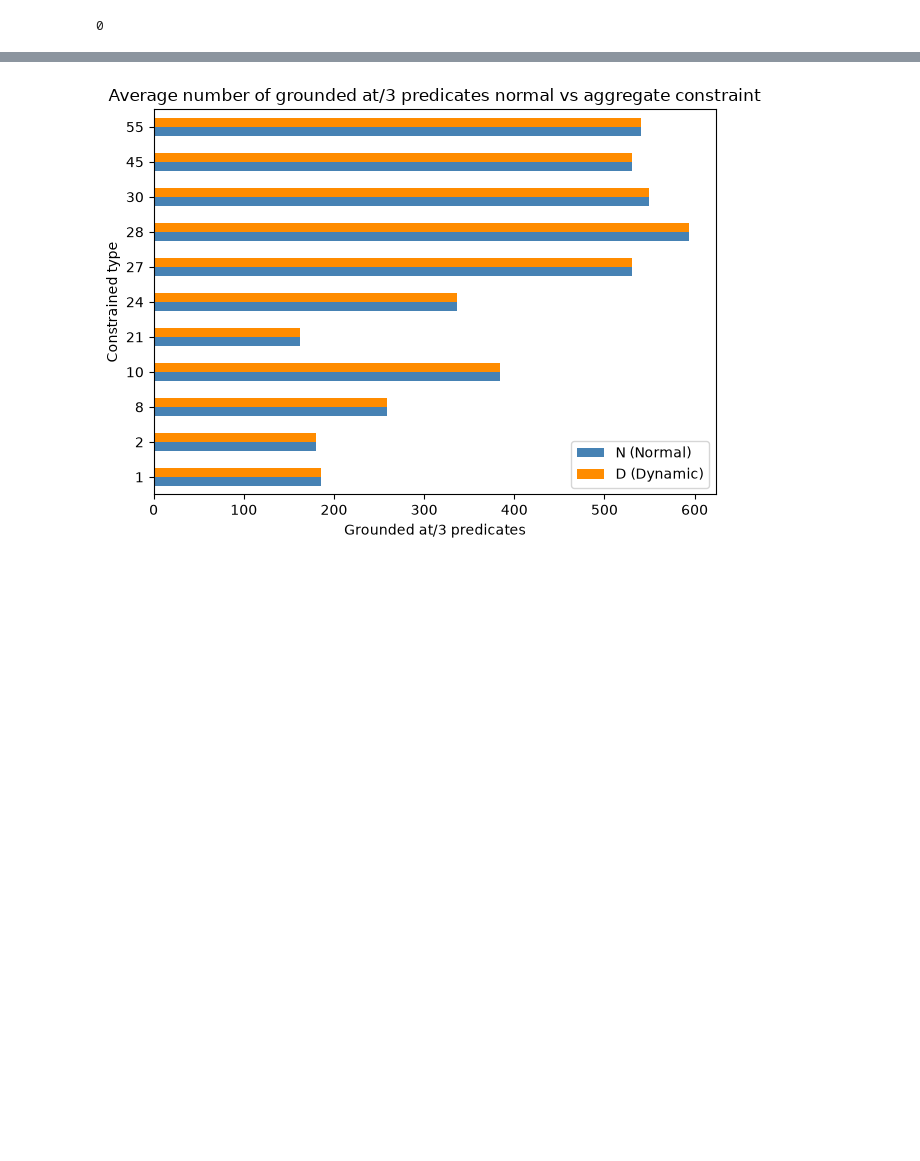
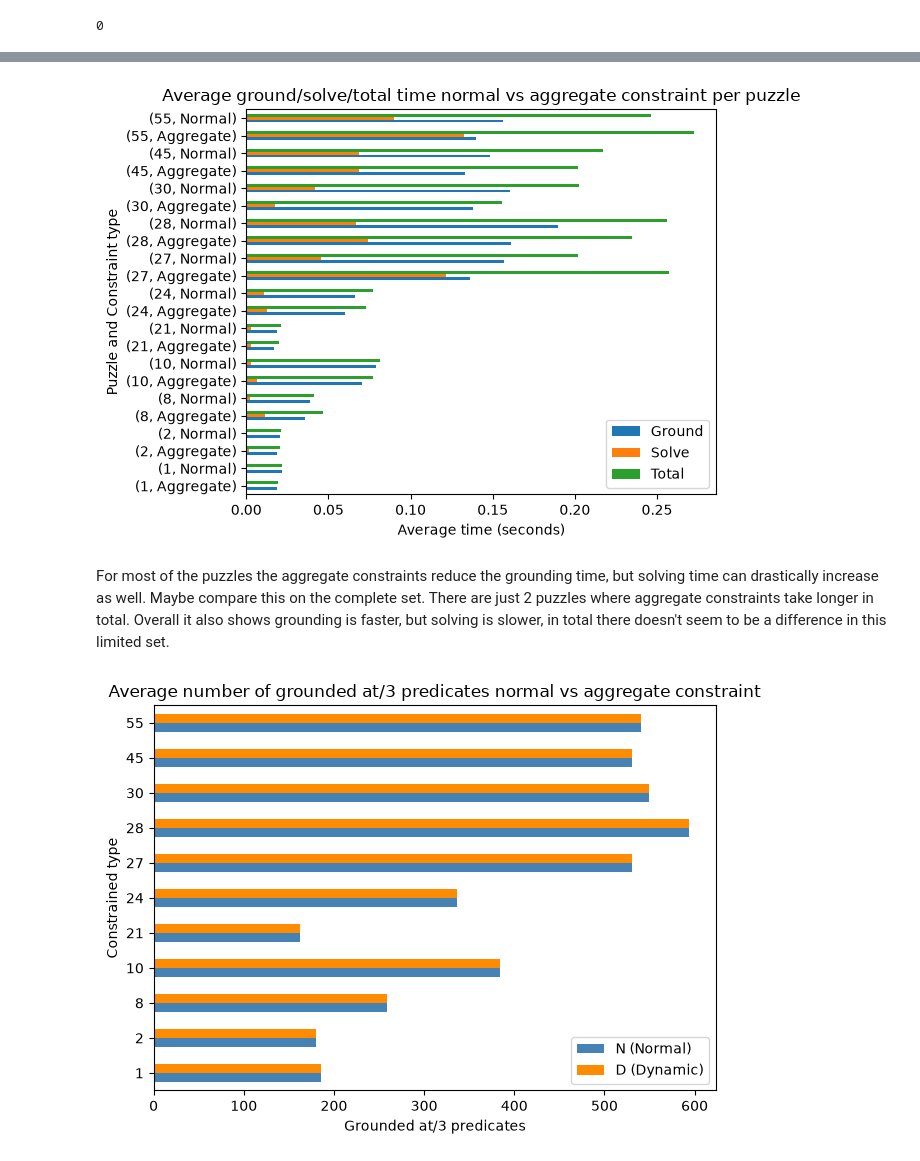
Before and after one commit to jurgendevries-ou-student/murdoku-solve, a Jupyter notebook: extraction/run/experiment.ipynb, the cells around one changed output, grey strips where cells are left out. Cells and saved outputs as stored; diff of their text form; code cells hidden in the pictures; blank space fills up the shorter version.

```diff
--- a/extraction/run/experiment.ipynb
+++ b/extraction/run/experiment.ipynb
@@ -274,2 +275,17 @@ plt.show()
+# %%
+# compare number of ground predicates for at/3 in resulting grounded program
+df_agg.groupby(['puzzle', 'constraint_type'])[['ground_time','solve_time','total_time']].mean().plot(kind='barh')
+
+plt.title('Average ground/solve/total time normal vs aggregate constraint per puzzle')
+plt.ylabel('Puzzle and Constraint type')
+plt.xlabel('Average time (seconds)')
+plt.legend(['Ground', 'Solve', 'Total'])
+plt.tight_layout()
+plt.show()
+# %% [output]
+[figure, added]
+# %% [markdown]
+For most of the puzzles the aggregate constraints reduce the grounding time, but solving time can drastically increase as well. Maybe compare this on the complete set. There are just 2 puzzles where aggregate constraints take longer in total.
+Overall it also shows grounding is faster, but solving is slower, in total there doesn't seem to be a difference in this limited set.
 # %%
 # compare ground_time/solve_time/total_time for both approaches
```
Also changed, not shown: parts of 9 cells of this notebook.
